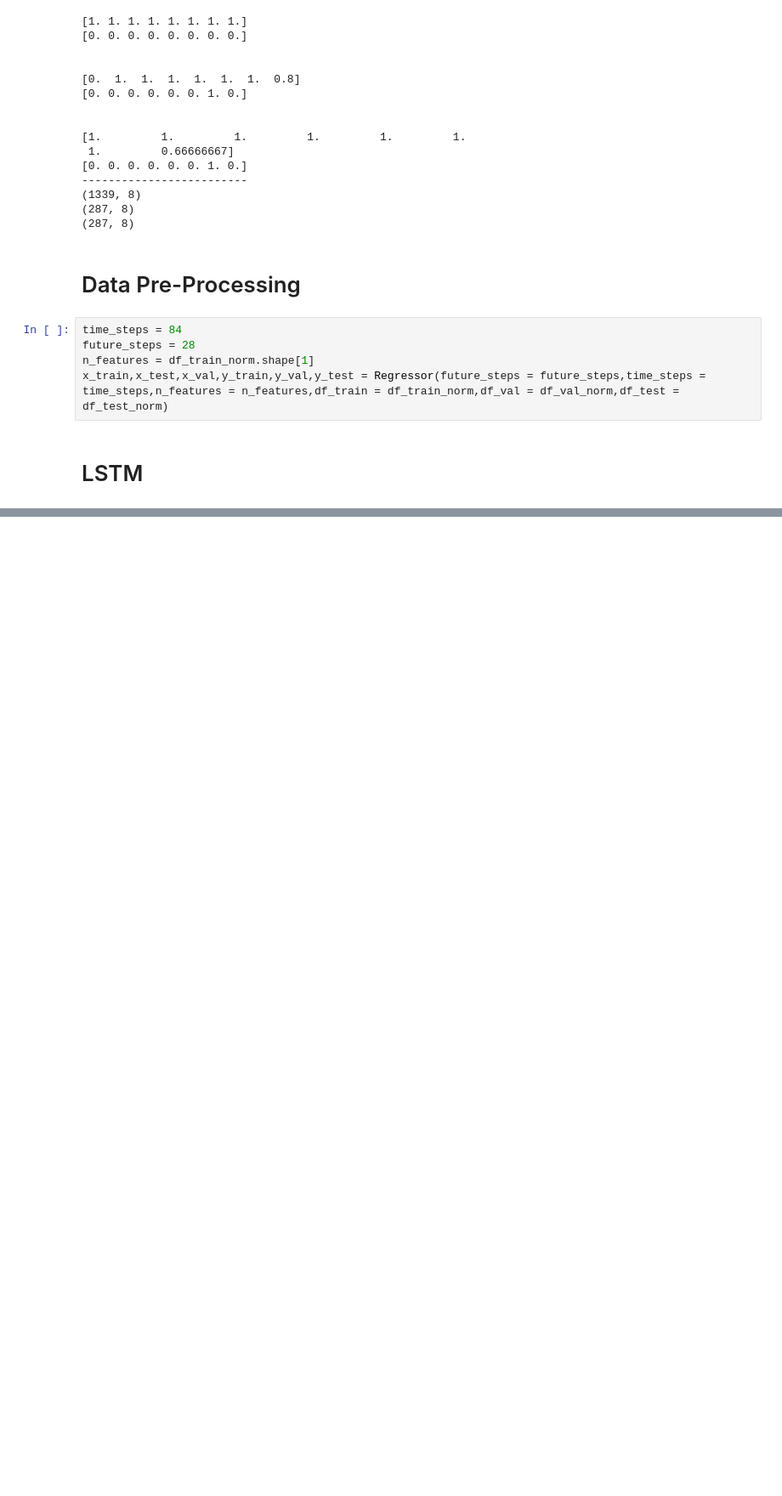
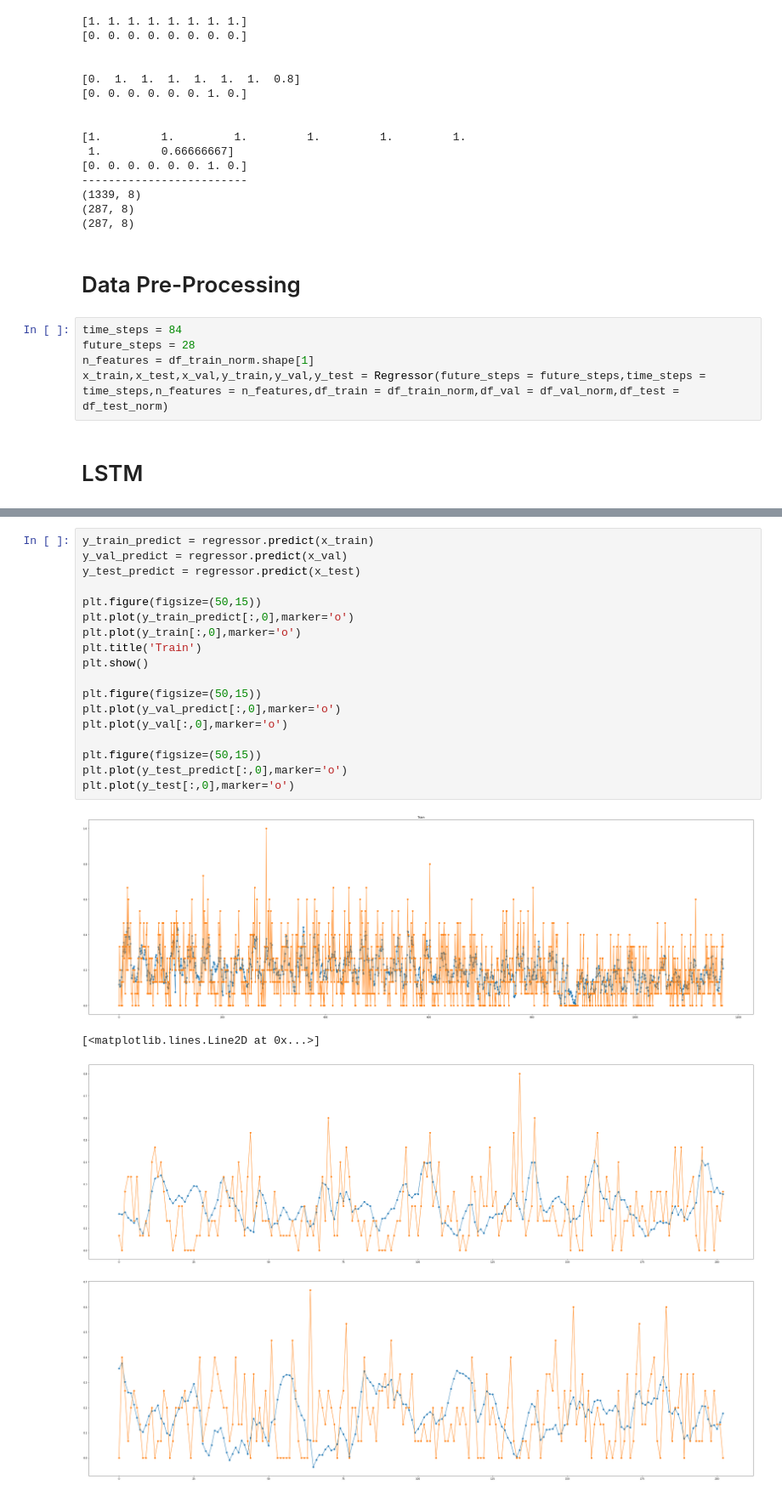
Before and after one commit to rtegao/M5Forecasting, a Jupyter notebook: MultiFeature.ipynb, the cells around one changed output, grey strips where cells are left out. Shown at 85% size. Cells and saved outputs as stored; diff of their text form; blank space fills up the shorter version.

```diff
--- a/MultiFeature.ipynb
+++ b/MultiFeature.ipynb
@@ -472,0 +482,23 @@ print('loss and metric test data',regressor.evaluate(x_test,y_test))
+# %%
+y_train_predict = regressor.predict(x_train)
+y_val_predict = regressor.predict(x_val)
+y_test_predict = regressor.predict(x_test)
+
+plt.figure(figsize=(50,15))
+plt.plot(y_train_predict[:,0],marker='o')
+plt.plot(y_train[:,0],marker='o')
+plt.title('Train')
+plt.show()
+
+plt.figure(figsize=(50,15))
+plt.plot(y_val_predict[:,0],marker='o')
+plt.plot(y_val[:,0],marker='o')
+
+plt.figure(figsize=(50,15))
+plt.plot(y_test_predict[:,0],marker='o')
+plt.plot(y_test[:,0],marker='o')
+# %% [output]
+[figure, added]
+[<matplotlib.lines.Line2D at 0x...>]
+[figure, added]
+[figure, added]
```
Also changed, not shown: parts of 8 cells of this notebook.
